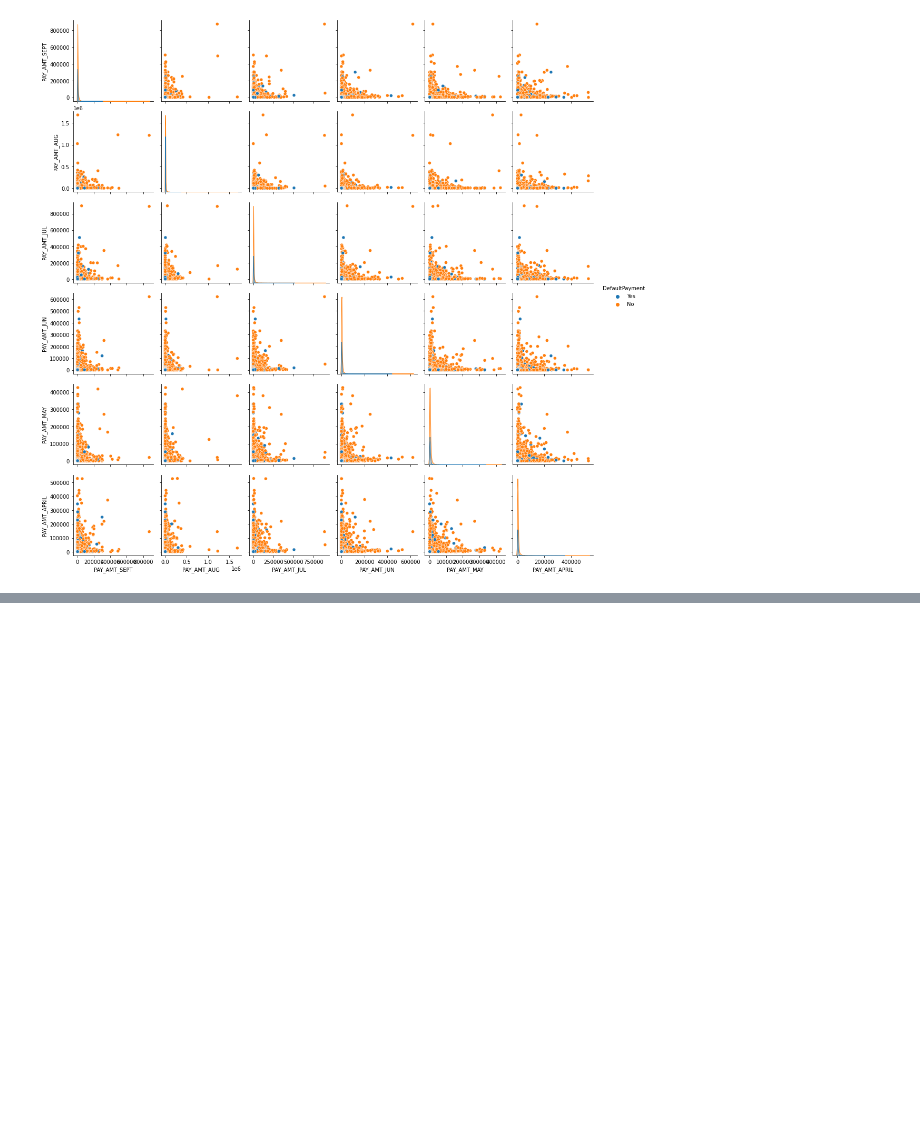
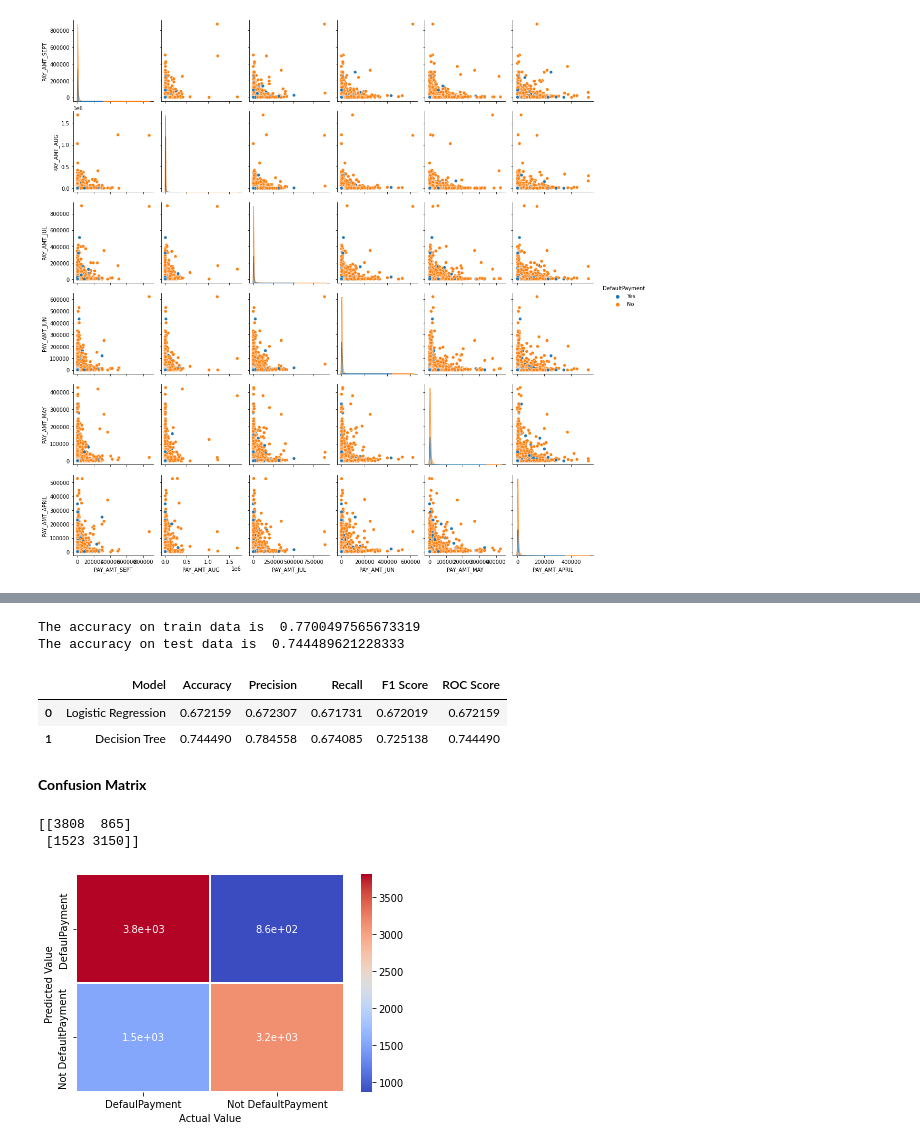
Before and after one commit to Yashwati-patel/Credit-Card-Default-Prediction, a Jupyter notebook: Final_Notebbok_of__Credit_Card_Default_Prediction.ipynb, the cells around one changed output, grey strips where cells are left out. Saved outputs shown, nothing was run; the diff lists cells and outputs as text; code cells hidden in the pictures; blank space fills up the shorter version.

```diff
--- a/Final_Notebbok_of__Credit_Card_Default_Prediction.ipynb
+++ b/Final_Notebbok_of__Credit_Card_Default_Prediction.ipynb
@@ -371,0 +598,11 @@ sns.pairplot(data = DF_Paid_Amt, hue='DefaultPayment')
+# %%
+# Importing Libraries
+from sklearn.tree import DecisionTreeClassifier
+
+Parameters = {'max_depth':[2,4,6,8,10],
+              'min_samples_leaf':[2,4,6,8,10],
+              'min_samples_split':[2,4,6,8,10],
+              }
+
+DT_Model = GridSearchCV(DecisionTreeClassifier(), param_grid= Parameters, scoring = 'recall', cv=3, n_jobs=-1)
+DT_Model.fit(X_train, y_train)
@@ -371,0 +623,3 @@ sns.pairplot(data = DF_Paid_Amt, hue='DefaultPayment')
+# %%
+y_pred_DT_train = DT_Model.predict(X_train)
+y_pred_DT_test = DT_Model.predict(X_test)
@@ -371,0 +628,46 @@ sns.pairplot(data = DF_Paid_Amt, hue='DefaultPayment')
+# %%
+# find accuracy
+DT_train_accuracy= accuracy_score(y_train, y_pred_DT_train)
+DT_test_accuracy= accuracy_score(y_test, y_pred_DT_test)
+
+print("The accuracy on train data is ", DT_train_accuracy)
+print("The accuracy on test data is ", DT_test_accuracy)
+# %% [output]
+The accuracy on train data is  0.7700497565673319
+The accuracy on test data is  0.744489621228333
+# %%
+# find prediction value
+DT_test_precision= precision_score(y_test, y_pred_DT_test)
+DT_test_recall= recall_score(y_test, y_pred_DT_test)
+DT_test_f1score= f1_score(y_test, y_pred_DT_test)
+DT_test_roc_auc= roc_auc_score(y_test, y_pred_DT_test)
+DT_test_confusion_matrix= confusion_matrix(y_test, y_pred_DT_test)
+# %%
+Model = pd.DataFrame([['Decision Tree ', DT_test_accuracy, DT_test_precision, DT_test_recall,
+                         DT_test_f1score, DT_test_roc_auc]],
+               columns = ['Model', 'Accuracy', 'Precision', 'Recall', 'F1 Score','ROC Score'])
+Model_Value= Model_Value.append(Model, ignore_index = True)
+Model_Value
+# %% [output]
+|  | Model | Accuracy | Precision | Recall | F1 Score | ROC Score |
+| 0 | Logistic Regression | 0.672159 | 0.672307 | 0.671731 | 0.672019 | 0.672159 |
+| 1 | Decision Tree | 0.744490 | 0.784558 | 0.674085 | 0.725138 | 0.744490 |
+# %% [markdown]
+**Confusion Matrix**
+# %%
+print(DT_test_confusion_matrix)
+# %% [output]
+[[3808  865]
+ [1523 3150]]
+# %%
+# plot matrix
+labels = ['DefaulPayment', 'Not DefaultPayment']
+ax= plt.subplot()
+sns.heatmap(DT_test_confusion_matrix, annot= True, linewidths=1, cmap='coolwarm', ax= ax)
+ax.xaxis.set_ticklabels(labels)
+ax.yaxis.set_ticklabels(labels)
+plt.xlabel('Actual Value')
+plt.ylabel('Predicted Value')
+plt.show()
+# %% [output]
+[figure, added]
```
Also changed, not shown: parts of 45 cells of this notebook.
